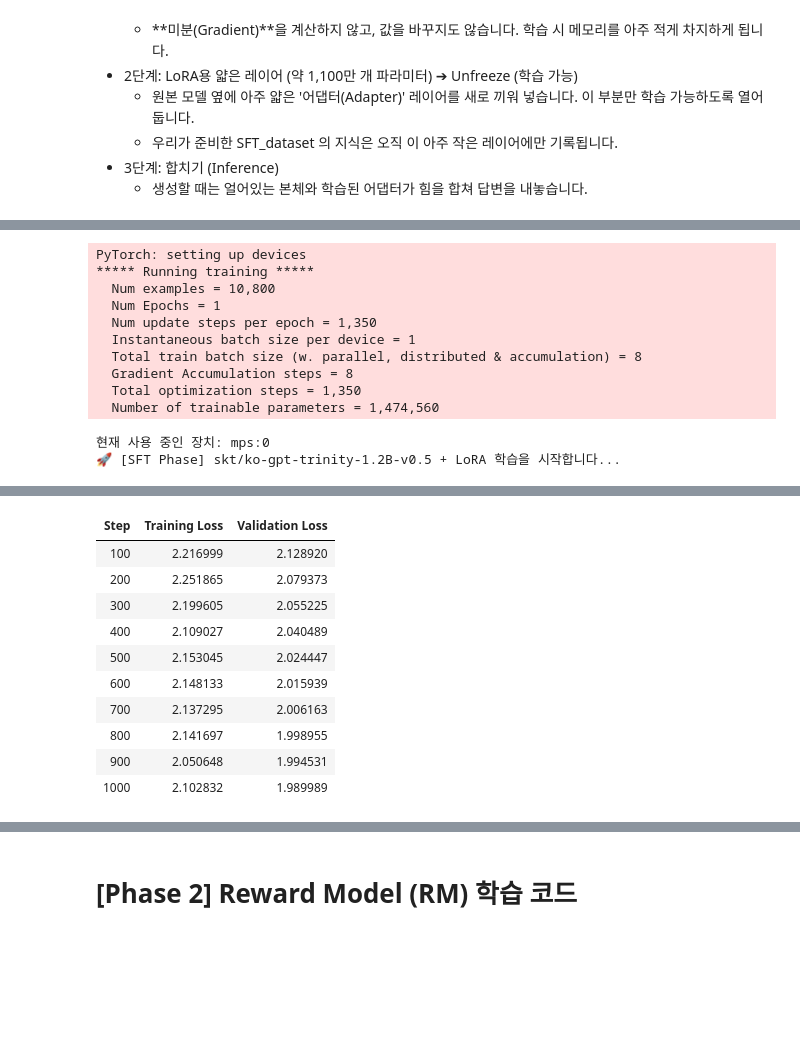
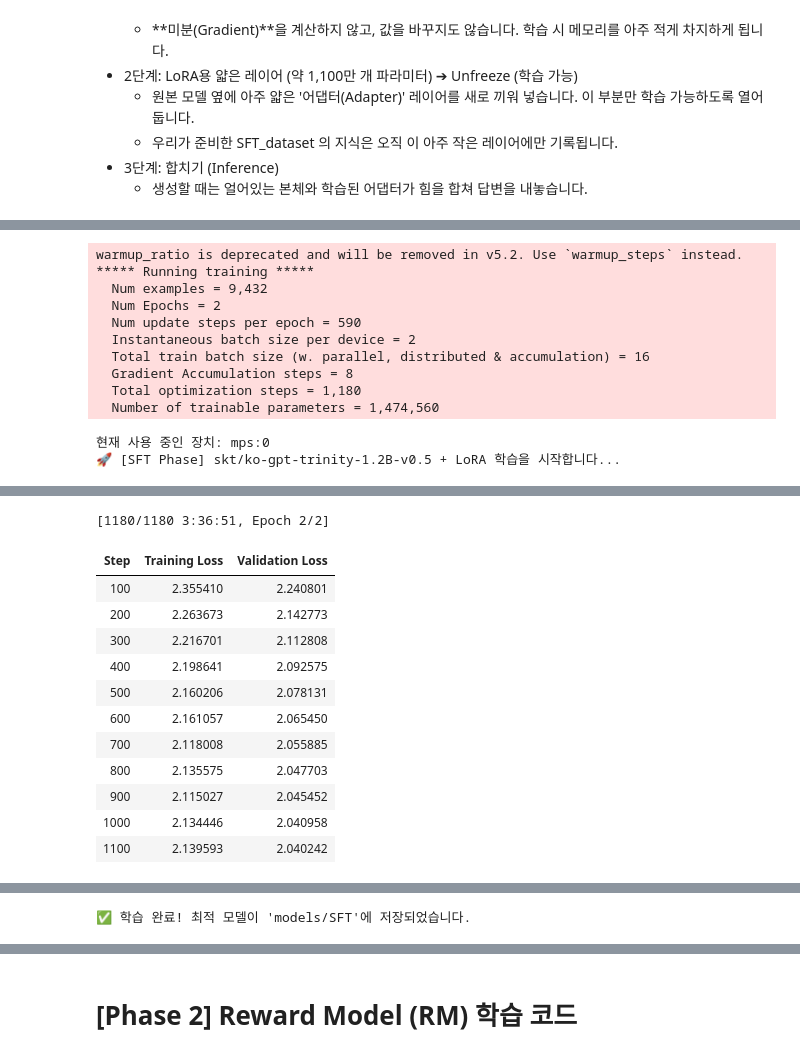
Before and after one commit to JamesYang76/AIFFEL_quest_eng, a Jupyter notebook: NLP/NLP05/kochatgpt_upgrade.ipynb, the cells around one changed output, grey strips where cells are left out. Drawn from its saved outputs; the diff is of its cells as text; code cells hidden in the pictures; blank space fills up the shorter version.

```diff
--- a/NLP/NLP05/kochatgpt_upgrade.ipynb
+++ b/NLP/NLP05/kochatgpt_upgrade.ipynb
@@ -312,27 +162,36 @@ def preprocess_function(examples, prompt_template):
         full_sentences,
         max_length=CFG["MODEL_MAX_LEN"],
         truncation=True,
-        padding="max_length"
+        padding="max_length",
+        add_special_tokens=False # 자동 BOS 추가 방지
     )
 
     labels = []
     for i in range(len(sources)):
-        # 현재 행의 input_ids 가져오기
         input_ids = model_inputs["input_ids"][i]
+        attention_mask = model_inputs["attention_mask"][i]
 
-        # 질문(source)과 전체 문장(full)의 토큰화된 실제 길이를 계산
-        source_len = len(tokenizer(sources[i], truncation=True, add_special_tokens=False)["input_ids"])
-        full_len = len(tokenizer(full_sentences[i], truncation=True, add_special_tokens=False)["input_ids"])
+        # 2. 질문(source)만 똑같이 토크나이징하여 모델이 인식하는 '진짜' 길이 측정
+        # (special_tokens 포함 여부 상관없이 실제 길이를 가져옵니다)
+        source_ids = tokenizer(sources[i], truncation=True, max_length=CFG["MODEL_MAX_LEN"], add_special_tokens=False)["input_ids"]
+        source_len = len(source_ids)
 
-        # 학습해야 할 답변(target)의 실제 토큰 수 계산
-        response_len = full_len - source_len
+        # 3. Left Padding 구조에서 패딩(<pad>)의 개수 파악
+        # attention_mask에서 1인 부분의 개수가 패딩을 제외한 실제 토큰 길이입니다.
+        actual_seq_len = sum(attention_mask)
+        pad_len = CFG["MODEL_MAX_LEN"] - actual_seq_len
 
-        # 레이블 초기화: 모두 -100으로 채움 (학습 제외)
-        label = [-100] * len(input_ids)
+        # 4. 정답(target)이 시작되는 정확한 인덱스 계산
+        # [패딩 덩어리] + [질문 덩어리]가 끝나는 지점이 바로 정답의 시작점입니다.
+        target_start_idx = pad_len + source_len
 
-        # 🚀 중요: Left Padding이므로 데이터는 항상 '맨 뒤'에 붙어 있습니다.
-        # 따라서 맨 뒤에서부터 response_len 만큼만 실제 ID로 채웁니다.
-        label[-response_len:] = input_ids[-response_len:]
+        # 5. 라벨링: 전체를 -100으로 덮고, 타겟 시작점부터 끝까지만 원본 토큰 ID 복원
+        label = [-100] * CFG["MODEL_MAX_LEN"]
+
+        # (데이터 길이가 길어 truncation으로 인해 target이 잘렸을 경우를 대비한 안전장치)
+        if target_start_idx < CFG["MODEL_MAX_LEN"]:
+            label[target_start_idx:] = input_ids[target_start_idx:]
+
         labels.append(label)
 
     model_inputs["labels"] = labels
@@ -390,11 +248,11 @@ def run_sft_training(model, tokenizer, train_dataset, eval_dataset, cfg):
     # 2. 학습 파라미터 설정
     training_args = TrainingArguments(
         output_dir=cfg["TRAIN_OUTPUT_PATH"],
-        per_device_train_batch_size=1,
-        per_device_eval_batch_size=1,
+        per_device_train_batch_size=2,
+        per_device_eval_batch_size=2,
         gradient_accumulation_steps=8,        # 실질적 배치 사이즈 8 (1 * 8)
-        num_train_epochs=1,
-        learning_rate=2e-4,
+        num_train_epochs=2,
+        learning_rate=3e-4,
         # 🚀 Mac M4 가속 최적화 설정
         fp16=False,                           # MPS 이슈 방지
         bf16=True,                            # M4 칩 성능 극대화 (추천)
@@ -408,6 +266,7 @@ def run_sft_training(model, tokenizer, train_dataset, eval_dataset, cfg):
         load_best_model_at_end=True,
         metric_for_best_model="eval_loss",    # 가장 성적이 좋은(Loss 낮은) 시점 저장
         report_to="none",
+        warmup_ratio=0.03,
         disable_tqdm=False,           # 👈 진행바를 강제로 활성화
         log_level="info",             # 👈 로그 수준을 높여서 상황을 더 자세
     )
@@ -438,15 +297,15 @@ if CFG["IS_SFT_TRAINING"] == True:
     print(f"현재 사용 중인 장치: {model.device}")
     trainer = run_sft_training(model, tokenizer, train_dataset, eval_dataset, CFG)
 # %% [output]
-PyTorch: setting up devices
+warmup_ratio is deprecated and will be removed in v5.2. Use `warmup_steps` instead.
 ***** Running training *****
-  Num examples = 10,800
-  Num Epochs = 1
-  Num update steps per epoch = 1,350
-  Instantaneous batch size per device = 1
-  Total train batch size (w. parallel, distributed & accumulation) = 8
+  Num examples = 9,432
+  Num Epochs = 2
+  Num update steps per epoch = 590
+  Instantaneous batch size per device = 2
+  Total train batch size (w. parallel, distributed & accumulation) = 16
   Gradient Accumulation steps = 8
-  Total optimization steps = 1,350
+  Total optimization steps = 1,180
   Number of trainable parameters = 1,474,560
 현재 사용 중인 장치: mps:0
 🚀 [SFT Phase] skt/ko-gpt-trinity-1.2B-v0.5 + LoRA 학습을 시작합니다...
@@ -454,11 +313,13 @@ PyTorch: setting up devices
+[1180/1180 3:36:51, Epoch 2/2]
 | Step | Training Loss | Validation Loss |
-| 100 | 2.216999 | 2.128920 |
-| 200 | 2.251865 | 2.079373 |
-| 300 | 2.199605 | 2.055225 |
-| 400 | 2.109027 | 2.040489 |
-| 500 | 2.153045 | 2.024447 |
-| 600 | 2.148133 | 2.015939 |
-| 700 | 2.137295 | 2.006163 |
-| 800 | 2.141697 | 1.998955 |
-| 900 | 2.050648 | 1.994531 |
-| 1000 | 2.102832 | 1.989989 |
+| 100 | 2.355410 | 2.240801 |
+| 200 | 2.263673 | 2.142773 |
+| 300 | 2.216701 | 2.112808 |
+| 400 | 2.198641 | 2.092575 |
+| 500 | 2.160206 | 2.078131 |
+| 600 | 2.161057 | 2.065450 |
+| 700 | 2.118008 | 2.055885 |
+| 800 | 2.135575 | 2.047703 |
+| 900 | 2.115027 | 2.045452 |
+| 1000 | 2.134446 | 2.040958 |
+| 1100 | 2.139593 | 2.040242 |
@@ -482,3 +343,4 @@ tokenizer config file saved in kochatgpt-trinity-sft/checkpoint-1000/tokenizer_c
+✅ 학습 완료! 최적 모델이 'models/SFT'에 저장되었습니다.
 # %%
 # 수정 및 보완된 제안 코드
 def save_merged_sft(): # save_mered_sft 오타 수정
```
Also changed, not shown: parts of 34 cells of this notebook.
